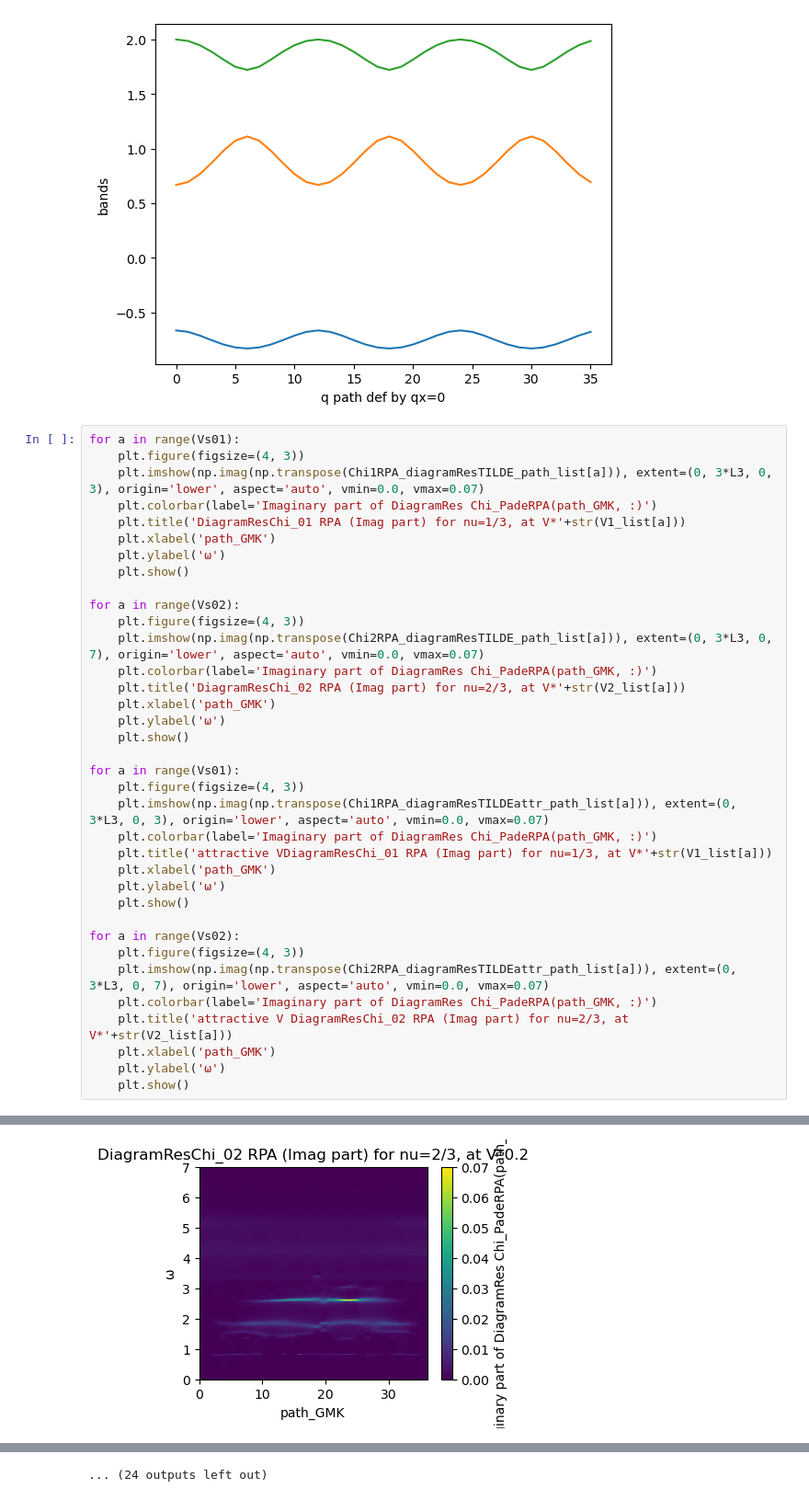
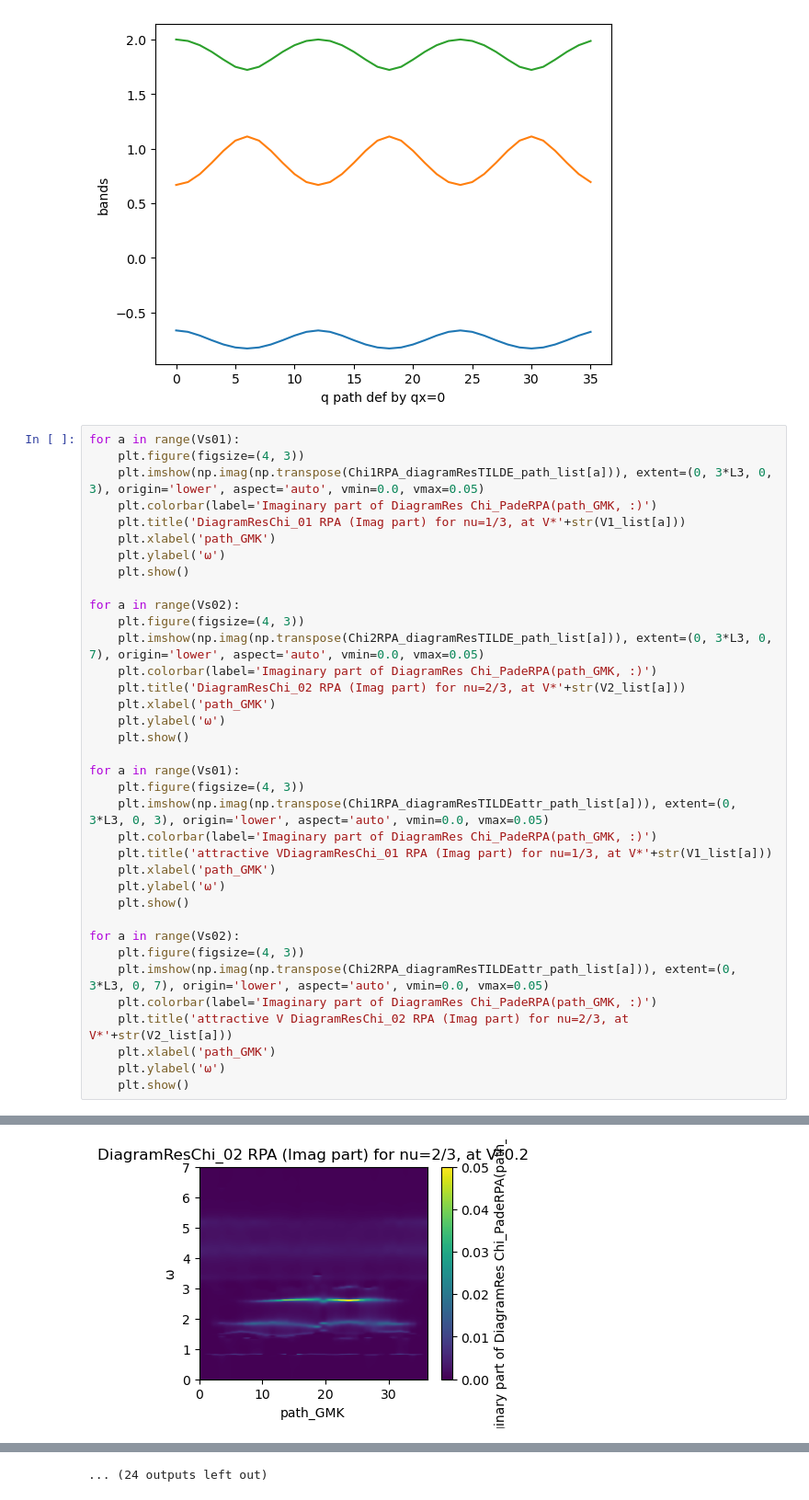
Before and after one commit to TZacha2001/MasterThesisFQHinTMDs, a Jupyter notebook: DD_Response_PADE_FullModel.ipynb, the cells around one changed output, grey strips where cells are left out. Shown at 92% size. Drawn from its saved outputs; the diff is of its cells as text.

```diff
--- a/DD_Response_PADE_FullModel.ipynb
+++ b/DD_Response_PADE_FullModel.ipynb
@@ -888,7 +888,7 @@ plotBands(path3sUC_qx0, ksi22)
 # %%
 for a in range(Vs01):
     plt.figure(figsize=(4, 3))
-    plt.imshow(np.imag(np.transpose(Chi1RPA_diagramResTILDE_path_list[a])), extent=(0, 3*L3, 0, 3), origin='lower', aspect='auto', vmin=0.0, vmax=0.07)
+    plt.imshow(np.imag(np.transpose(Chi1RPA_diagramResTILDE_path_list[a])), extent=(0, 3*L3, 0, 3), origin='lower', aspect='auto', vmin=0.0, vmax=0.05)
     plt.colorbar(label='Imaginary part of DiagramRes Chi_PadeRPA(path_GMK, :)')
     plt.title('DiagramResChi_01 RPA (Imag part) for nu=1/3, at V*'+str(V1_list[a]))
     plt.xlabel('path_GMK')
@@ -897,7 +897,7 @@ for a in range(Vs01):
 
 for a in range(Vs02):
     plt.figure(figsize=(4, 3))
-    plt.imshow(np.imag(np.transpose(Chi2RPA_diagramResTILDE_path_list[a])), extent=(0, 3*L3, 0, 7), origin='lower', aspect='auto', vmin=0.0, vmax=0.07)
+    plt.imshow(np.imag(np.transpose(Chi2RPA_diagramResTILDE_path_list[a])), extent=(0, 3*L3, 0, 7), origin='lower', aspect='auto', vmin=0.0, vmax=0.05)
     plt.colorbar(label='Imaginary part of DiagramRes Chi_PadeRPA(path_GMK, :)')
     plt.title('DiagramResChi_02 RPA (Imag part) for nu=2/3, at V*'+str(V2_list[a]))
     plt.xlabel('path_GMK')
@@ -906,7 +906,7 @@ for a in range(Vs02):
 
 for a in range(Vs01):
     plt.figure(figsize=(4, 3))
-    plt.imshow(np.imag(np.transpose(Chi1RPA_diagramResTILDEattr_path_list[a])), extent=(0, 3*L3, 0, 3), origin='lower', aspect='auto', vmin=0.0, vmax=0.07)
+    plt.imshow(np.imag(np.transpose(Chi1RPA_diagramResTILDEattr_path_list[a])), extent=(0, 3*L3, 0, 3), origin='lower', aspect='auto', vmin=0.0, vmax=0.05)
     plt.colorbar(label='Imaginary part of DiagramRes Chi_PadeRPA(path_GMK, :)')
     plt.title('attractive VDiagramResChi_01 RPA (Imag part) for nu=1/3, at V*'+str(V1_list[a]))
     plt.xlabel('path_GMK')
@@ -915,7 +915,7 @@ for a in range(Vs01):
 
 for a in range(Vs02):
     plt.figure(figsize=(4, 3))
-    plt.imshow(np.imag(np.transpose(Chi2RPA_diagramResTILDEattr_path_list[a])), extent=(0, 3*L3, 0, 7), origin='lower', aspect='auto', vmin=0.0, vmax=0.07)
+    plt.imshow(np.imag(np.transpose(Chi2RPA_diagramResTILDEattr_path_list[a])), extent=(0, 3*L3, 0, 7), origin='lower', aspect='auto', vmin=0.0, vmax=0.05)
     plt.colorbar(label='Imaginary part of DiagramRes Chi_PadeRPA(path_GMK, :)')
     plt.title('attractive V DiagramResChi_02 RPA (Imag part) for nu=2/3, at V*'+str(V2_list[a]))
     plt.xlabel('path_GMK')
@@ -934 +934 @@ for a in range(Vs02):
-[figure, old version]
+[figure, new version]
```
Also changed, not shown: parts of 1 cell of this notebook.
